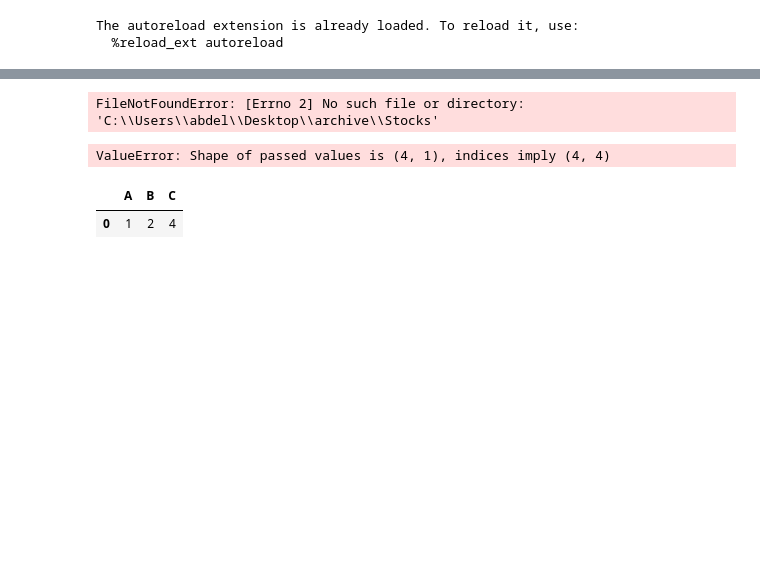
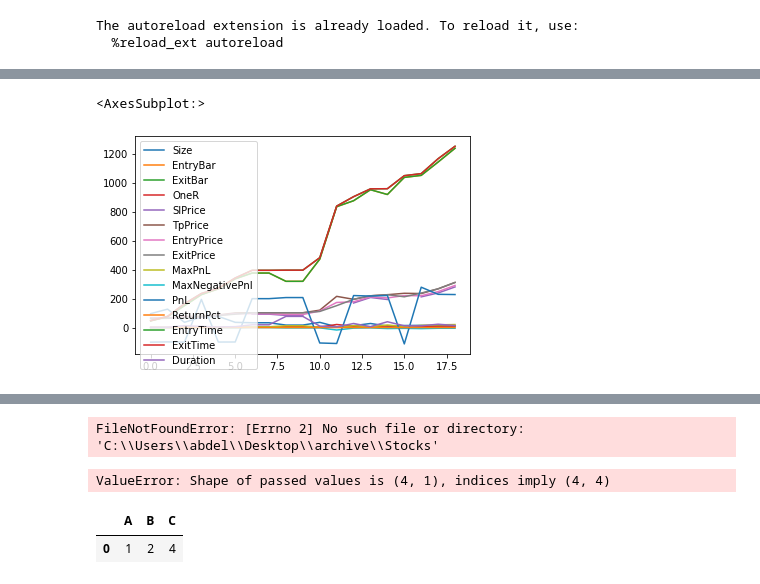
Before and after one commit to abdel-ely-ds/just-trade-it, a Jupyter notebook: testing.ipynb, the cells around one changed output, grey strips where cells are left out. Drawn from its saved outputs; the diff is of its cells as text; code cells hidden in the pictures; blank space fills up the shorter version.

```diff
--- a/testing.ipynb
+++ b/testing.ipynb
@@ -68,3 +93,8 @@ df
+# %%
+btr.plot()
+# %% [output]
+<AxesSubplot:>
+[figure, added]
 # %%
 from tradeit.optimization.analysis import Analyzer
 # %%
```
Also changed, not shown: parts of 12 cells of this notebook, 2 other files.
